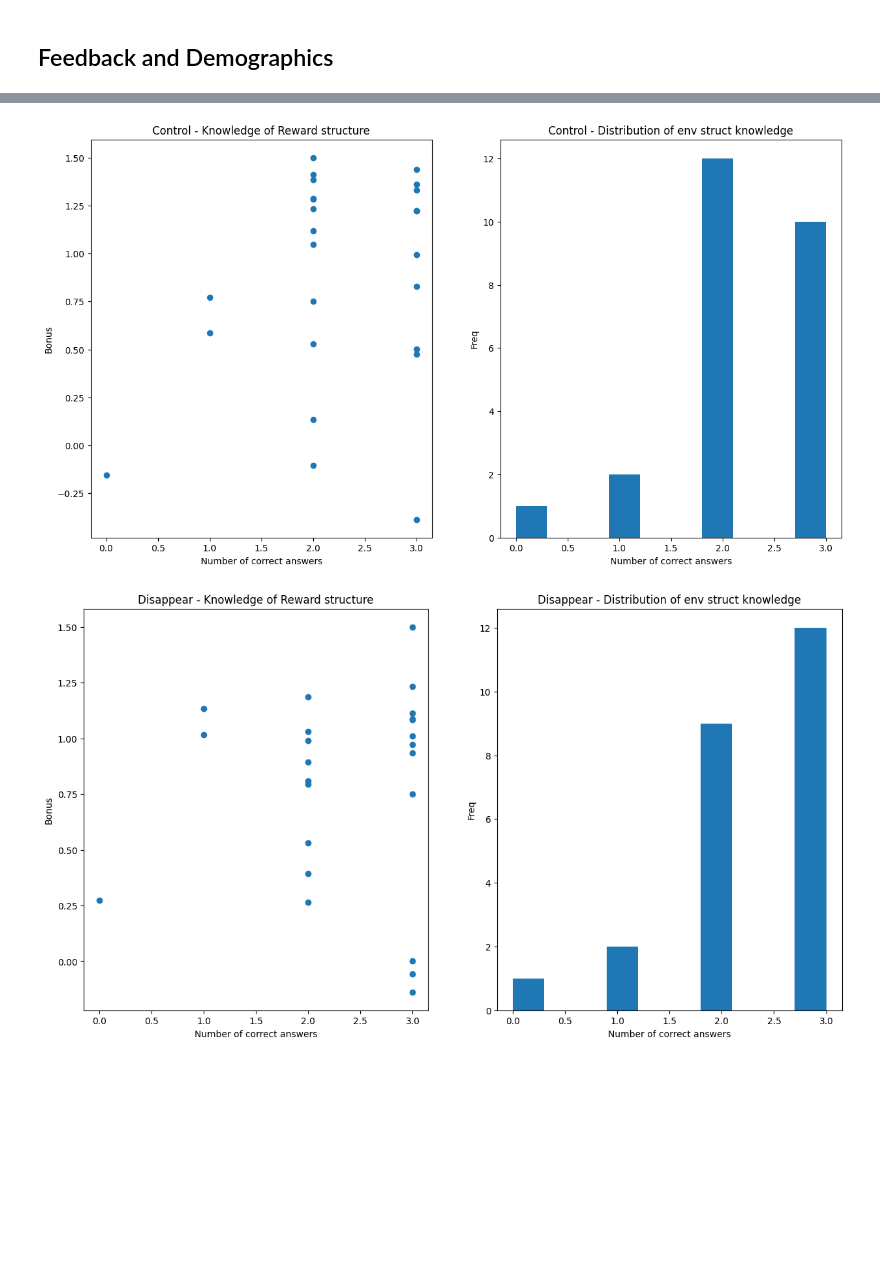
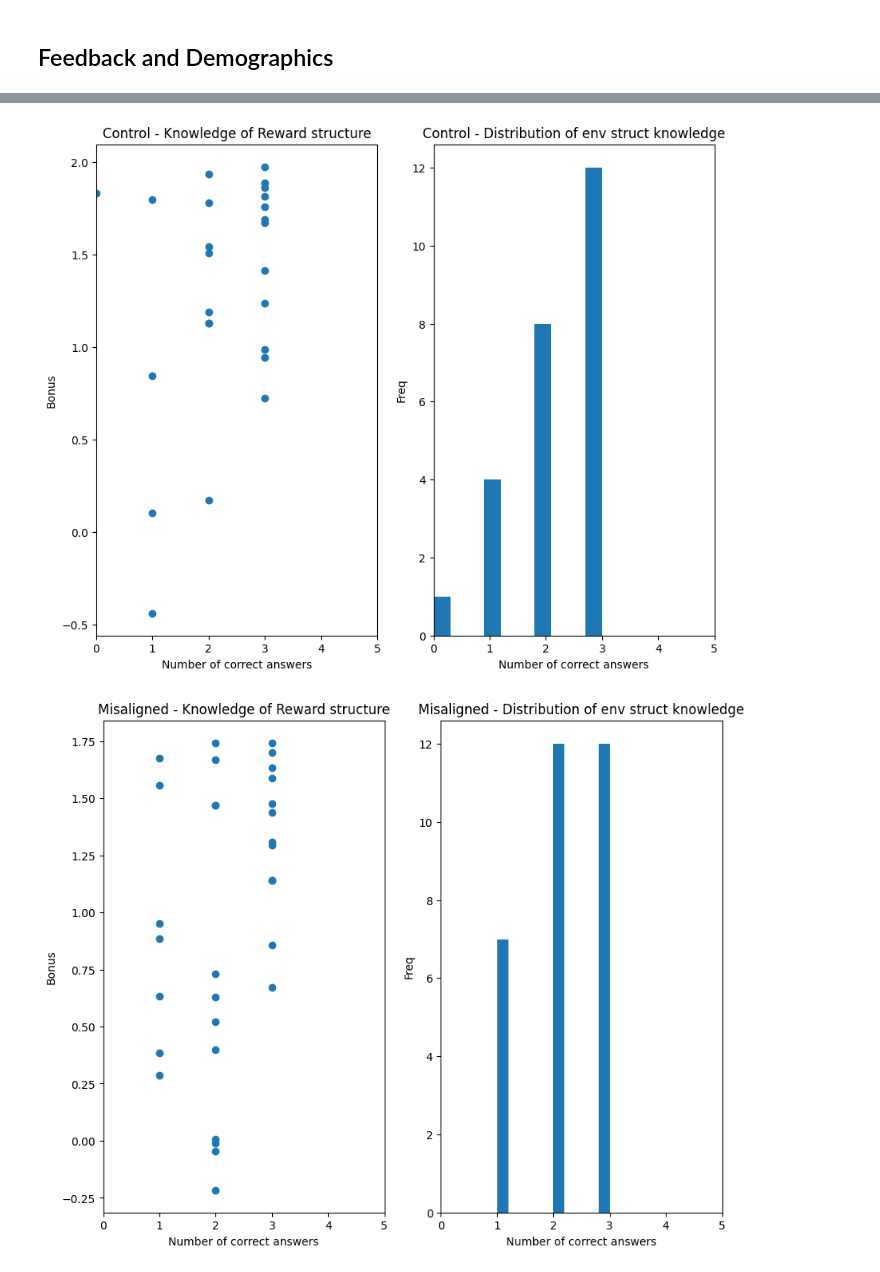
Before and after one commit to srinidhisrinivas/mcl-misalignment-mouselab, a Jupyter notebook: analysis/Preprocessing + Pilot Analysis.ipynb, the cells around one changed output, grey strips where cells are left out. Drawn from its saved outputs; the diff is of its cells as text; code cells hidden in the pictures; blank space fills up the shorter version.

```diff
--- a/analysis/Preprocessing + Pilot Analysis.ipynb
+++ b/analysis/Preprocessing + Pilot Analysis.ipynb
@@ -459,7 +490,7 @@ for idx, row in incomplete_data.iterrows():
 data_actually_complete = []
 
 incomplete_full_compensation_eligible = []
-incomplete_partial_compensation_eligible = []
+incomplete_partial_compensation_eligible = ["610b743b3f893111e9fa3986", "61066e991d3b7cc1eacf2a53"]
 # %%
 incomplete_partial = eligible.loc[(eligible.workerId.isin(incomplete_partial_compensation_eligible))]
 incomplete_partial.loc[:,'bonus'] = (incomplete_partial['mouselabLength']) * secondly_rate
@@ -551,13 +596,20 @@ full_bonus_eligible.loc[full_bonus_eligible.workerId == "5f6214a59413141f7cb2508
 # Calculating the bonus conversion rate for each condition
 
 max_bonus = 1.5
+
+fix_bonus_rate = True
+fixed_bonus_rate = 0.0008
+
 
 bonus_calc_cols = ["condition", "finalScore"]
 
 bonus_rate = {}
 
 for condition in np.unique(full_bonus_eligible.condition):
-    bonus_rate[condition] = max_bonus / full_bonus_eligible.loc[full_bonus_eligible.condition == condition].finalScore.max()
+    if not fix_bonus_rate:
+        bonus_rate[condition] = max_bonus / full_bonus_eligible.loc[full_bonus_eligible.condition == condition].finalScore.max()
+    else:
+        bonus_rate[condition] = fixed_bonus_rate
 
 # stats_df_filtered = stats_df.loc[stats_df['numTrialsCompleted'] > 0]
 
@@ -896,8 +937,7 @@ which_df = complete_data
 
 conditions = {
     0: "Control",
-    1: "Disappear",
-    2: "Memory"
+    1: "Misaligned"
 }
 
 ages = {
@@ -1026,7 +1066,7 @@ Difficulty: I thought that the way I was doing it was already the best way
 correct_answers = {
     "Q0": "$-2 to $2",
     "Q1": "$-16 to $16",
-    "Q2": "$-64 to $64"
+    "Q2": "$-88 to $88"
 }
 
 num_correct = {}
@@ -1054,20 +1094,22 @@ for cond in conditions.keys():
 # %%
 
 
 for idx, (cond, condname) in enumerate(conditions.items()):
     plt.figure(figsize=(5 * len(conditions),4 * 2))
     plt.subplot(1,2,1)
     plt.scatter(num_correct[cond], bonus[cond])
     plt.xlabel("Number of correct answers")
     plt.ylabel("Bonus")
     plt.title(f"{condname} - Knowledge of Reward structure")
+    plt.xlim([0,5])
     plt.subplot(1,2,2)
     plt.hist(num_correct[cond])
     plt.xlabel("Number of correct answers")
     plt.ylabel("Freq")
+    plt.xlim([0,5])
     plt.title(f"{condname} - Distribution of env struct knowledge")
 
 plt.show()
 # %% [output]
-[figure, old version]
+[figure, new version]
-[figure, old version]
+[figure, new version]
```
Also changed, not shown: parts of 34 cells of this notebook, 5 other files.
